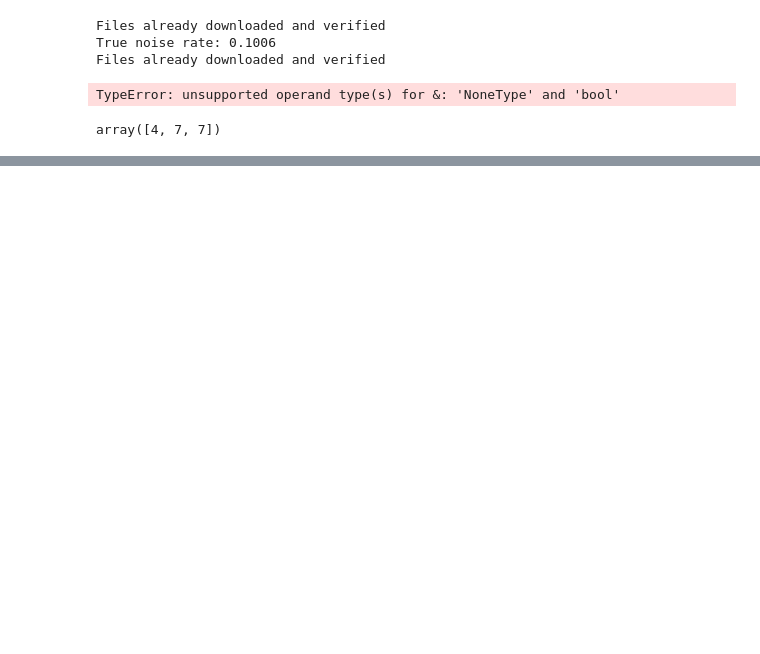
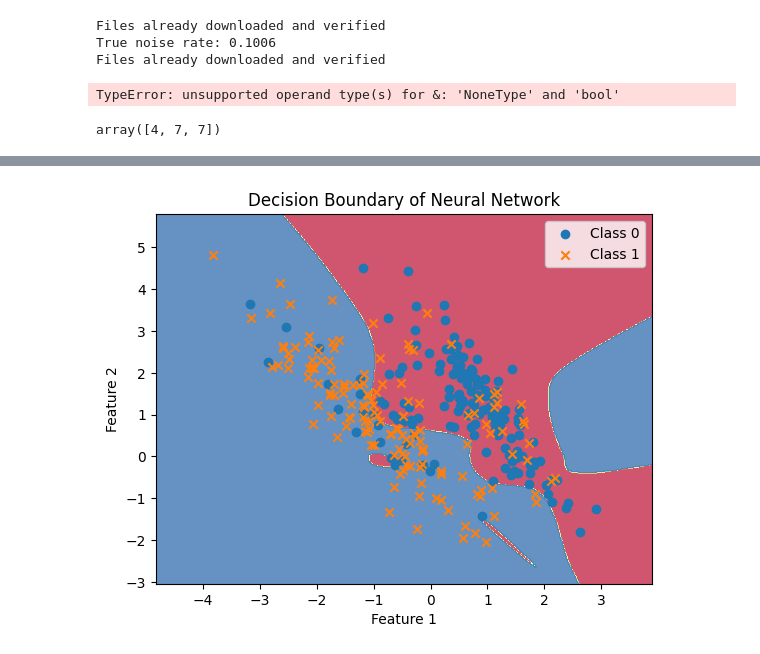
Before and after one commit to hushon/noisy-label, a Jupyter notebook: nvr_toy_example.ipynb, the cells around one changed output, grey strips where cells are left out. Saved outputs shown, nothing was run; the diff lists cells and outputs as text; code cells hidden in the pictures; blank space fills up the shorter version.

```diff
--- a/nvr_toy_example.ipynb
+++ b/nvr_toy_example.ipynb
@@ -19,0 +81,65 @@ array([4, 7, 7])
+# %%
+# Re-importing necessary libraries for generating dataset, plotting, and creating neural network
+from sklearn.datasets import make_classification
+from sklearn.neural_network import MLPClassifier
+import matplotlib.pyplot as plt
+import numpy as np
+import random
+
+# Re-generate the 2D binary classification dataset
+X, y = make_classification(
+    n_features=2,
+    n_redundant=0,
+    n_informative=2,
+    n_clusters_per_class=1,
+    n_classes=2,
+    n_samples=300,
+    random_state=3
+)
+
+# Calculate the number of labels to flip (20% of the total number of samples)
+num_to_flip = int(0.2 * len(y))
+
+# Randomly choose indices to flip
+random.seed(42)  # For reproducibility
+flip_indices = random.sample(range(len(y)), num_to_flip)
+
+# Flip the labels at the chosen indices
+flipped_y = np.copy(y)
+for index in flip_indices:
+    flipped_y[index] = 1 - flipped_y[index]
+
+# Create a neural network using scikit-learn's MLPClassifier
+# nn = MLPClassifier(hidden_layer_sizes=[100,]*10, max_iter=1000, learning_rate='adaptive', random_state=42)
+# nn = MLPClassifier(hidden_layer_sizes=[200,]*5, max_iter=1000, solver='adam', learning_rate='adaptive', random_state=42)
+nn = MLPClassifier(hidden_layer_sizes=[1000,]*5, max_iter=1000, solver='adam', learning_rate='adaptive', random_state=42)
+
+# Train the neural network on the dataset with flipped labels
+nn.fit(X, flipped_y)
+
+# Function to plot decision boundary
+def plot_decision_boundary(model, X, y):
+    h = .02  # Step size in the mesh
+    x_min, x_max = X[:, 0].min() - 1, X[:, 0].max() + 1
+    y_min, y_max = X[:, 1].min() - 1, X[:, 1].max() + 1
+    xx, yy = np.meshgrid(np.arange(x_min, x_max, h),
+                         np.arange(y_min, y_max, h))
+
+    # Predict the function value for the whole grid
+    Z = model.predict(np.c_[xx.ravel(), yy.ravel()])
+    Z = Z.reshape(xx.shape)
+
+    # Plot the contour and training examples
+    plt.contourf(xx, yy, Z, cmap=plt.cm.Spectral, alpha=0.8)
+    plt.scatter(X[y == 0][:, 0], X[y == 0][:, 1], marker='o', label='Class 0')
+    plt.scatter(X[y == 1][:, 0], X[y == 1][:, 1], marker='x', label='Class 1')
+    plt.xlabel('Feature 1')
+    plt.ylabel('Feature 2')
+    plt.title('Decision Boundary of Neural Network')
+    plt.legend()
+    plt.show()
+
+# Plot the decision boundary
+plot_decision_boundary(nn, X, flipped_y)
+# %% [output]
+[figure, added]
```
Also changed, not shown: parts of 3 cells of this notebook, 7 other files.
